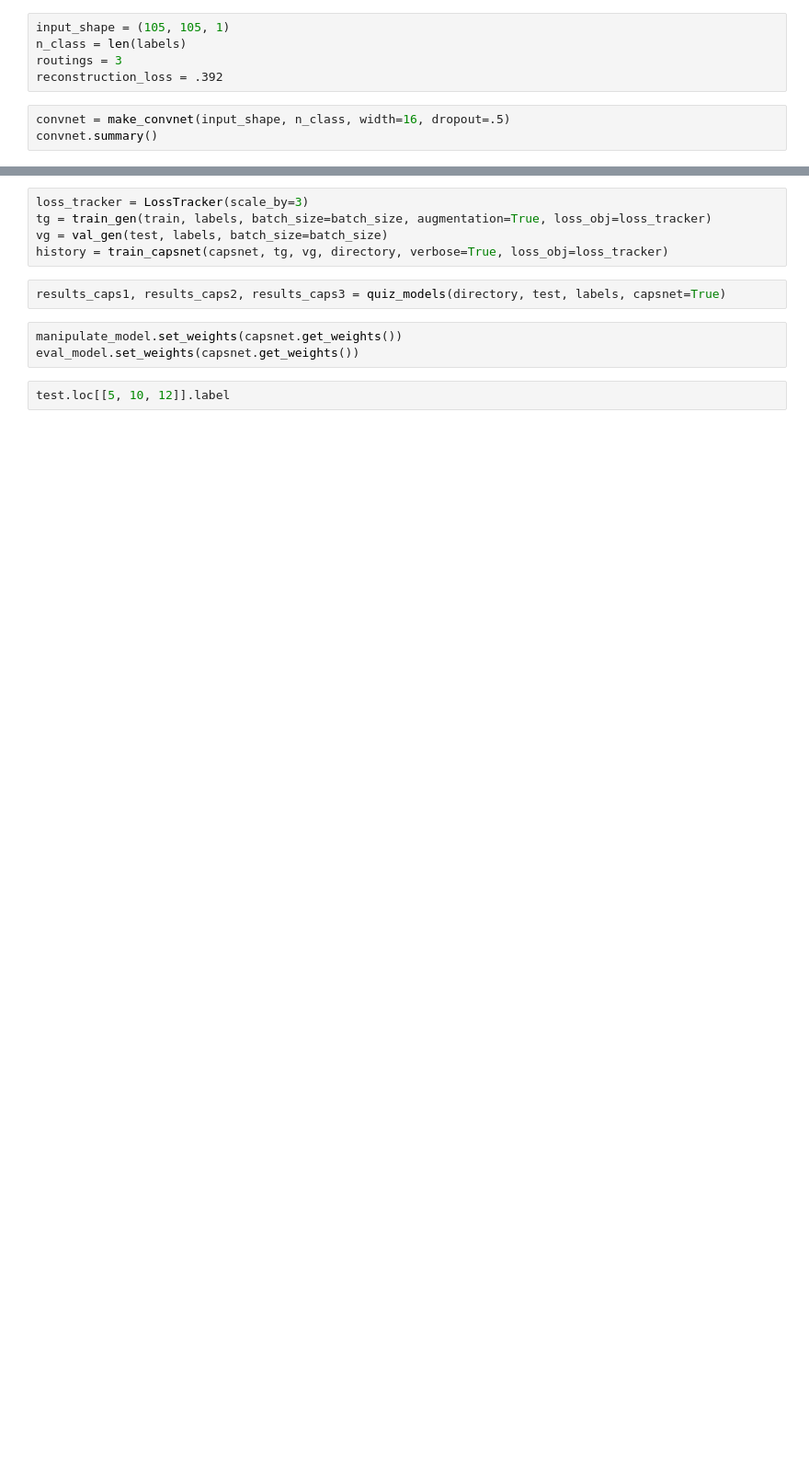
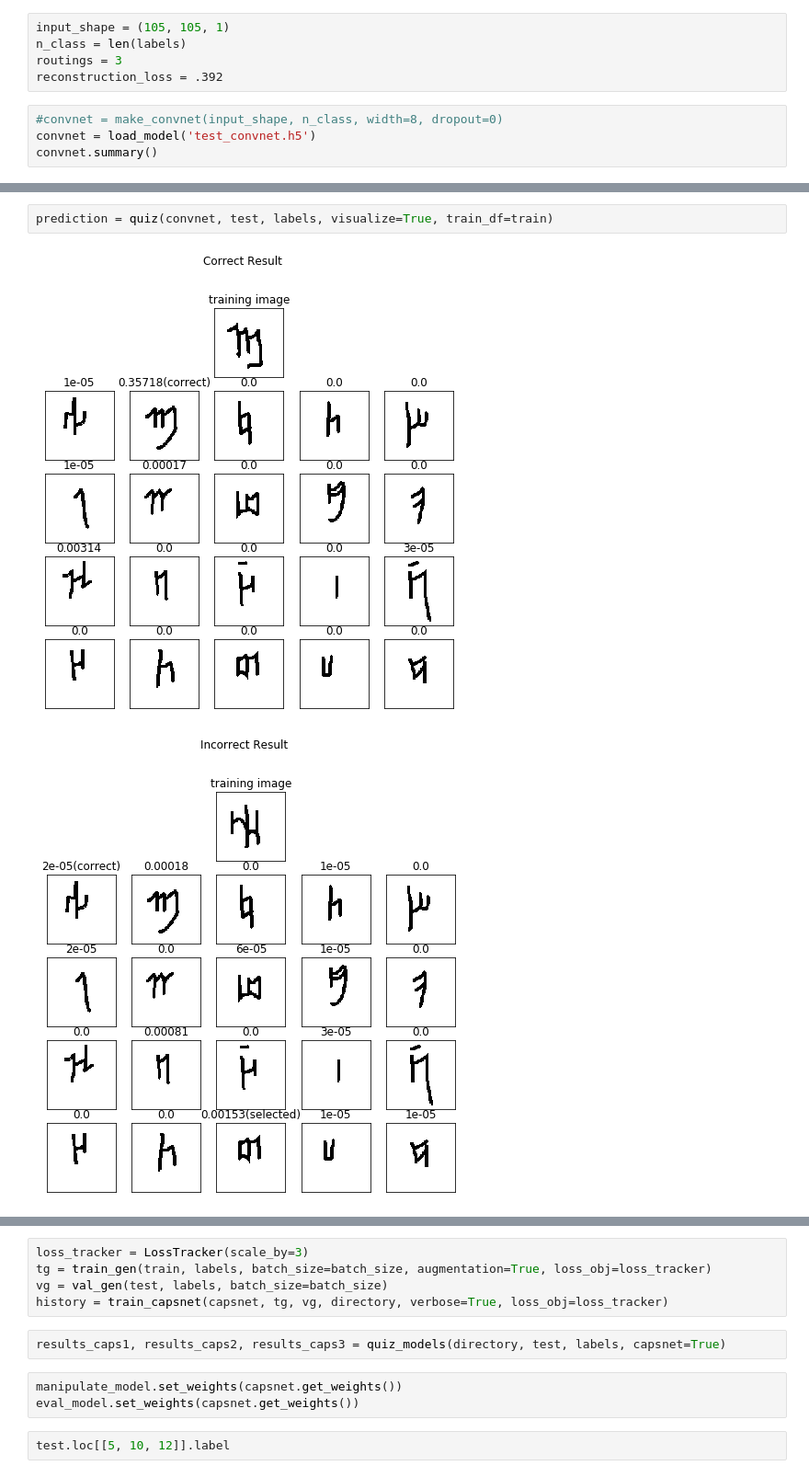
Before and after one commit to AlliedToasters/omniglot, a Jupyter notebook: testing.ipynb, the cells around one changed output, grey strips where cells are left out. Shown: that part at 92% size. Drawn from its saved outputs; the diff is of its cells as text; blank space fills up the shorter version.

Commit message:
add tests and update scripts

```diff
--- a/testing.ipynb
+++ b/testing.ipynb
@@ -41,7 +34,8 @@ n_class = len(labels)
 routings = 3
 reconstruction_loss = .392
 # %%
-convnet = make_convnet(input_shape, n_class, width=16, dropout=.5)
+#convnet = make_convnet(input_shape, n_class, width=8, dropout=0)
+convnet = load_model('test_convnet.h5')
 convnet.summary()
 # %% [output]
 _________________________________________________________________
@@ -185,0 +85,5 @@ quiz(convnet, test, labels, visualize=True)
+# %%
+prediction = quiz(convnet, test, labels, visualize=True, train_df=train)
+# %% [output]
+[figure, added]
+[figure, added]
```
Also changed, not shown: parts of 11 cells of this notebook, 4 other files.
